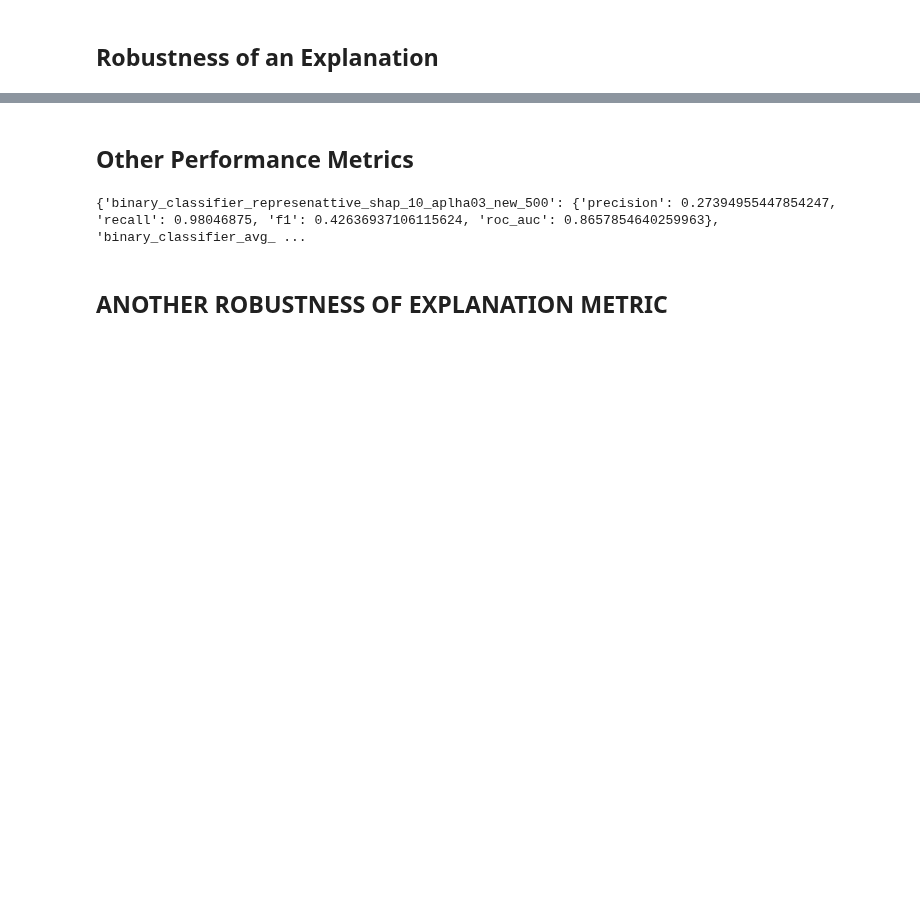
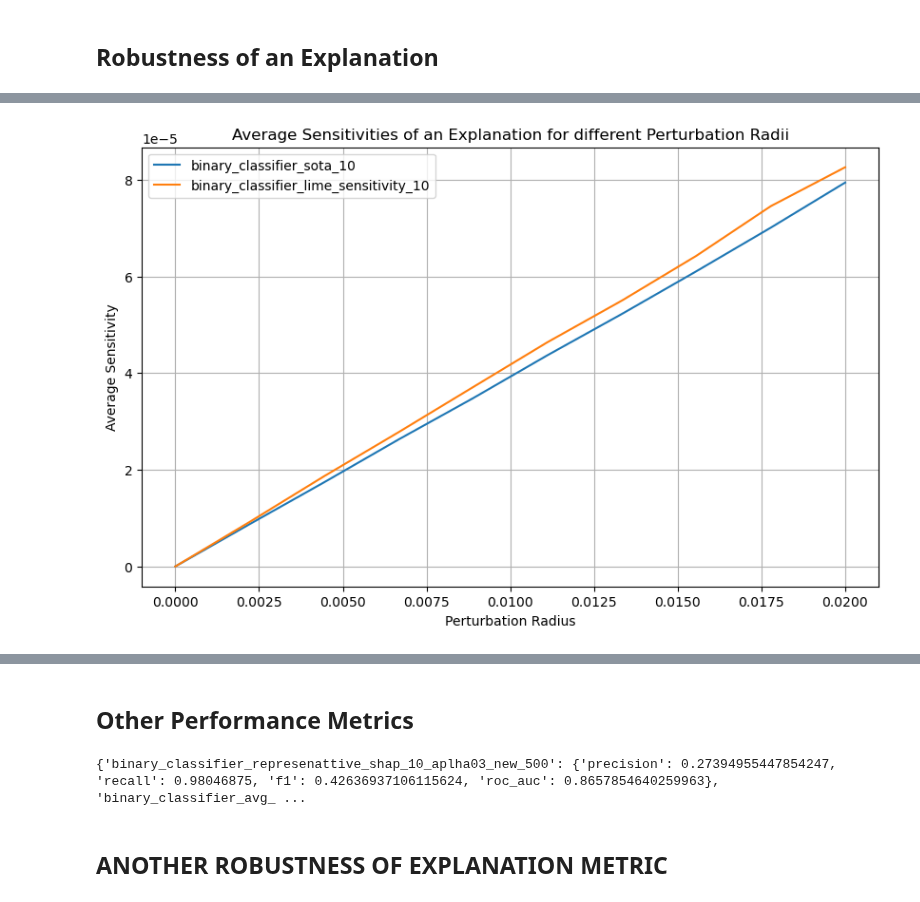
Before and after one commit to myanacondadonttt/RoofNetXAI, a Jupyter notebook: Notebooks/Analysis Robustness Main Past.ipynb, the cells around one changed output, grey strips where cells are left out. Drawn from its saved outputs; the diff is of its cells as text; code cells hidden in the pictures; blank space fills up the shorter version.

```diff
--- a/Notebooks/Analysis Robustness Main Past.ipynb
+++ b/Notebooks/Analysis Robustness Main Past.ipynb
@@ -975,0 +977,90 @@ Using a non-full backward hook when the forward contains multiple autograd Nodes
+# %%
+import os
+import numpy as np
+import torch
+import pandas as pd
+import matplotlib.pyplot as plt
+import shap
+
+def perturb_data(data, perturb_radius=0.02):
+    perturbation = (np.random.uniform(-1, 1, data.shape) * perturb_radius).astype(data.dtype)
+    return data + perturbation
+
+def create_explainer(model, background_data):
+    background_data_tensor = torch.tensor(background_data, dtype=torch.float32).to(device)
+    explainer = shap.DeepExplainer(model, background_data_tensor)
+    return explainer
+
+def compute_avg_sensitivity(model, data, perturb_radius, num_samples=100):
+    data_tensor = torch.tensor(data, dtype=torch.float32).to(device)
+    explainer = create_explainer(model, data_tensor[:num_samples])
+
+    shap_values_original = explainer.shap_values(data_tensor)
+    shap_values_original = np.array(shap_values_original)
+
+    perturbed_data = perturb_data(data, perturb_radius)
+    perturbed_data_tensor = torch.tensor(perturbed_data, dtype=torch.float32).to(device)
+
+    shap_values_perturbed = explainer.shap_values(perturbed_data_tensor)
+    shap_values_perturbed = np.array(shap_values_perturbed)
+
+    sensitivity = np.mean(np.abs(shap_values_original - shap_values_perturbed))
+    return sensitivity
+
+base_dir = "/Users/Lisa/Desktop/Master Thesis/RoofNetXAI/Notebooks/past_values_10_03_new"
+model_folders = [f for f in os.listdir(base_dir) if os.path.isdir(os.path.join(base_dir, f))]
+
+perturb_radii = np.linspace(0, 0.02, 10)
+sensitivities = {}
+sensitivities_var = {}
+
+for radius in perturb_radii:
+    for folder in model_folders:
+        folder_path = os.path.join(base_dir, folder)
+        sensitivity_list = []
+
+        run_files = [f for f in os.listdir(folder_path) if f.endswith('.pth')]
+
+        for run in run_files:
+            model_path = os.path.join(folder_path, run)
+            model = Net()  # Make sure you've defined the Net class somewhere above
+            model.load_state_dict(torch.load(model_path))
+            model.eval().to(device)
+
+            sensitivity = compute_avg_sensitivity(model, test_hold, radius)
+            sensitivity_list.append(sensitivity)
+
+        sensitivities.setdefault(folder, []).append(np.mean(sensitivity_list))
+        sensitivities_var.setdefault(folder, []).append(np.var(sensitivity_list))
+
+# Convert sensitivities to a DataFrame and save
+df_sensitivities = pd.DataFrame(sensitivities)
+df_sensitivities['perturb_radius'] = perturb_radii
+df_sensitivities.to_csv(os.path.join(base_dir, 'rad_sensitivities_100.csv'), index=False)
+
+df_sensitivities_var = pd.DataFrame(sensitivities_var)
+df_sensitivities_var['perturb_radius'] = perturb_radii
+df_sensitivities_var.to_csv(os.path.join(base_dir, 'rad_sensitivities_var_100.csv'), index=False)
+
+# Plot average sensitivities
+plt.figure(figsize=(10, 6))
+for model_type, sensitivity_values in sensitivities.items():
+    plt.plot(perturb_radii, sensitivity_values, label=model_type)
+plt.xlabel("Perturbation Radius")
+plt.ylabel("Average Sensitivity")
+plt.legend()
+plt.grid(True)
+plt.title("Average Sensitivities of an Explanation for different Perturbation Radii")
+plt.show()
+
+# Plot variance of sensitivities
+plt.figure(figsize=(10, 6))
+for model_type, sensitivity_values_var in sensitivities_var.items():
+    plt.plot(perturb_radii, sensitivity_values_var, label=model_type)
+plt.xlabel("Perturbation Radius")
+plt.ylabel("Sensitivity Variance")
+plt.legend()
+plt.grid(True)
+plt.title("Variance of Sensitivities of an Explanation for different Perturbation Radii")
+plt.show()
+# %% [output]
@@ -975,0 +1068 @@ Using a non-full backward hook when the forward contains multiple autograd Nodes
+[figure, added]
```
Also changed, not shown: parts of 15 cells of this notebook, 1 other file.
